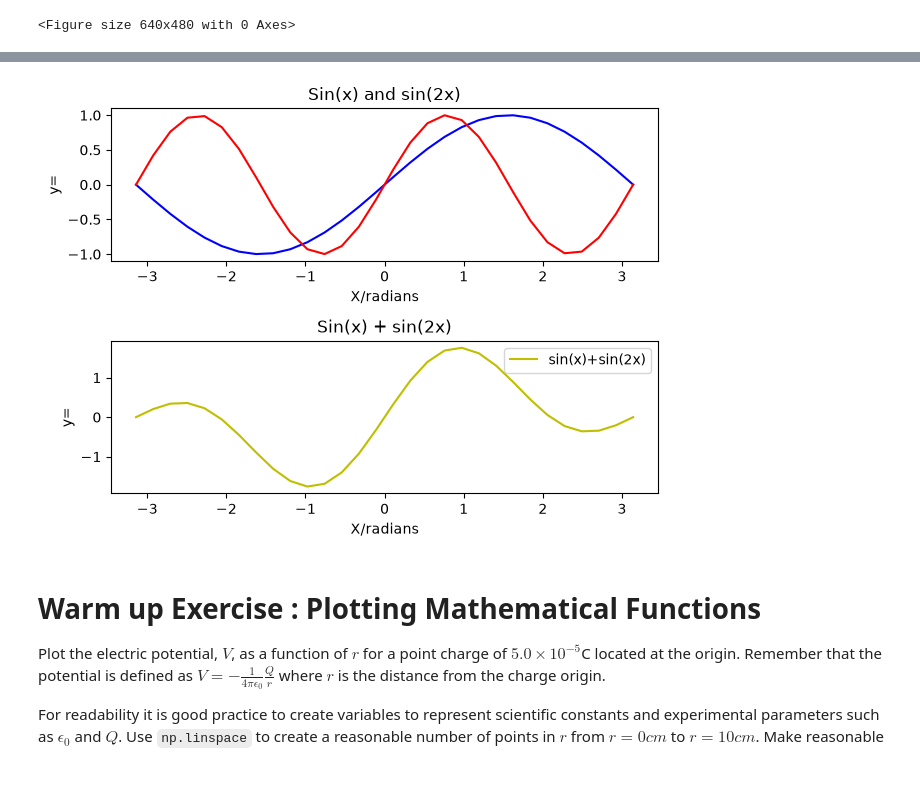
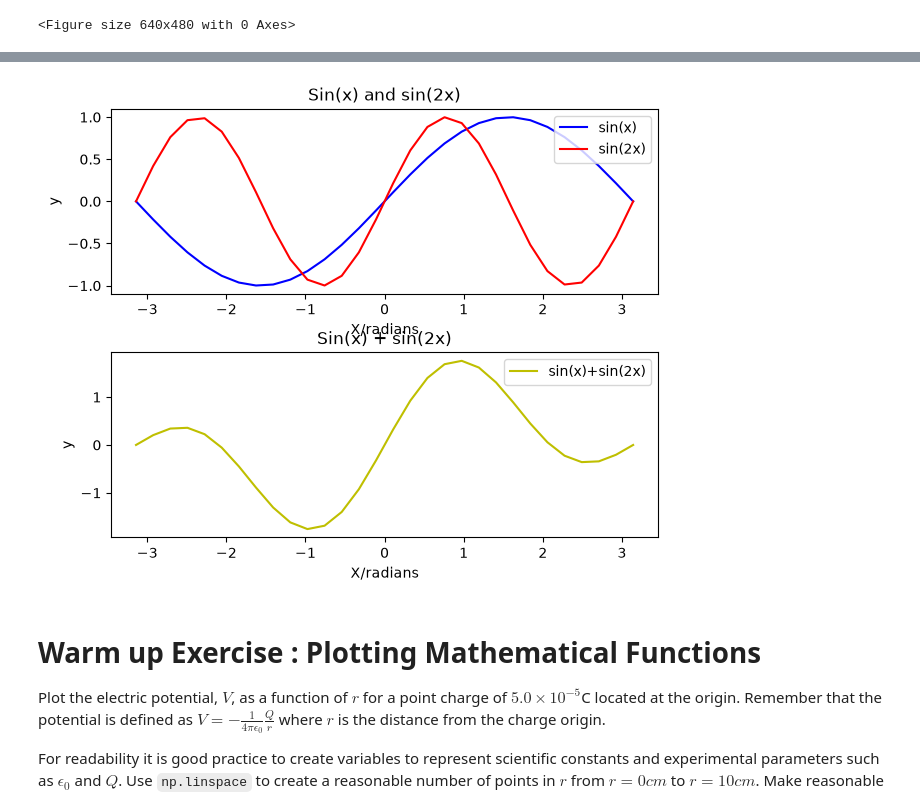
Before and after one commit to PatFigeon/Introductory-Programming-2, a Jupyter notebook: Lab 2/LAB 02A - Basic Plotting.ipynb, the cells around one changed output, grey strips where cells are left out. Saved outputs shown, nothing was run; the diff lists cells and outputs as text; code cells hidden in the pictures; blank space fills up the shorter version.

```diff
--- a/Lab 2/LAB 02A - Basic Plotting.ipynb
+++ b/Lab 2/LAB 02A - Basic Plotting.ipynb
@@ -129,28 +129,30 @@ In the cell below, create a figure with two subplots (stacked one above the othe
 # %%
 # Create your plot here
 
 x = np.linspace(-np.pi, np.pi, num=30)
 subplot1_1 = np.sin(x)
 subplot1_2 = np.sin(2*x)
 subplot2 = np.sin(x) + np.sin(2*x)
 
 plt.subplot(2,1,1) # works as subplot(#rows, #columns, number of plot from 1 to rows*colums)
 plt.plot(x, subplot1_1, color = 'b', label='sin(x)')
 plt.plot(x, subplot1_2, color = 'r', label='sin(2x)')
 plt.xlabel('X/radians')
-plt.ylabel('y=')
+plt.ylabel('y')
 plt.title('Sin(x) and sin(2x)')
+plt.tight_layout()
+plt.legend()
 
 plt.subplot(2,1,2)
 plt.plot(x, subplot2, color = 'y', label='sin(x)+sin(2x)')
 plt.xlabel('X/radians')
-plt.ylabel('y=')
+plt.ylabel('y')
 plt.title('Sin(x) + sin(2x)')
 plt.legend() # Shows the plot legend
 plt.tight_layout()
 plt.show()
 # %% [output]
-[figure, old version]
+[figure, new version]
 # %% [markdown]
 # Warm up Exercise : Plotting Mathematical Functions
 Plot the electric potential, $V$, as a function of $r$ for a point charge of $5.0\times 10^{-5}$C located at the origin. Remember that the potential is defined as $V=-\frac{1}{4\pi\epsilon_0}\frac{Q}{r}$ where $r$ is the distance from the charge origin.
```
Also changed, not shown: 8 other files.
